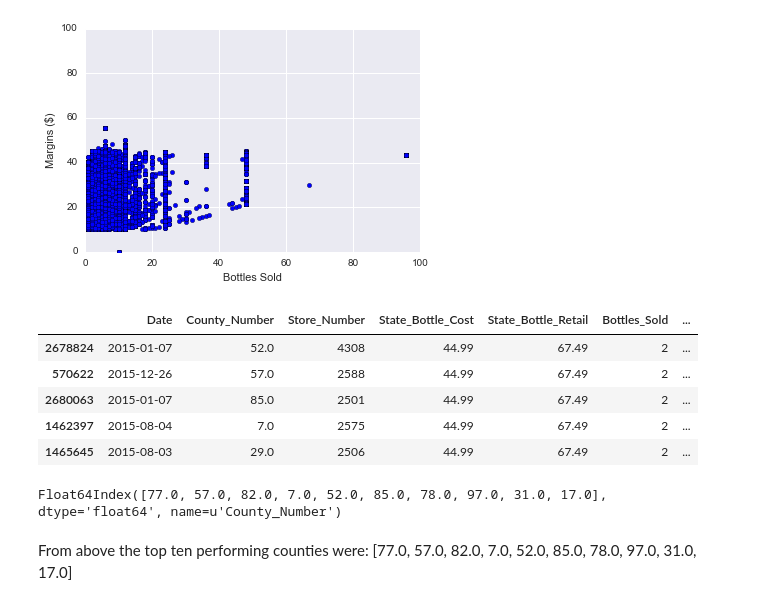
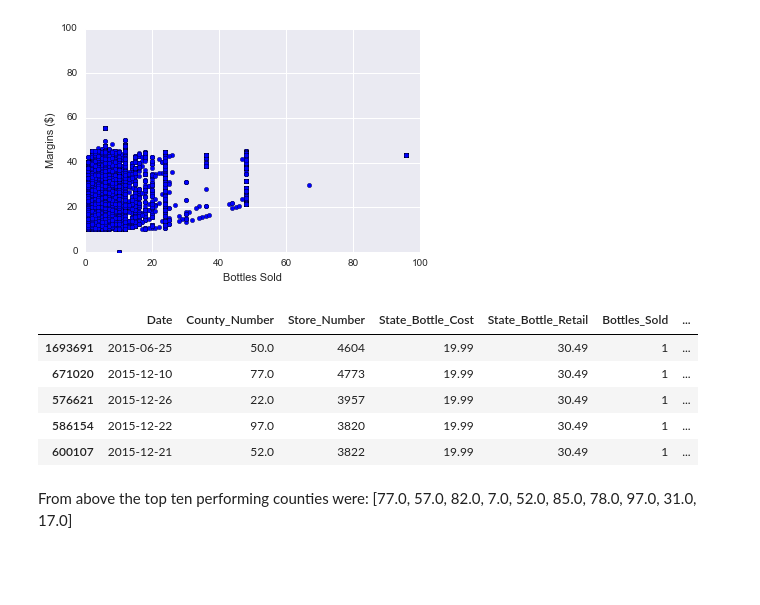
Before and after one commit to sambozek/DSI-SF-1-sebozek, a Jupyter notebook: projects/project-03/Project 3 WIP.ipynb, the cells around one changed output. Saved outputs shown, nothing was run; the diff lists cells and outputs as text; code cells hidden in the pictures; blank space fills up the shorter version.

Commit message:
P3 Tableau

```diff
--- a/projects/project-03/Project 3 WIP.ipynb
+++ b/projects/project-03/Project 3 WIP.ipynb
@@ -290,19 +230,17 @@ liquor2016 = liquor[liquor['Year'] == 2016 ]
 # %%
 liquor2015 = liquor2015.sort(['Sale_Dollars'], ascending = False) # Order by Sales
 
-liquor2015.head()
+liquor2015.tail()
 # %% [output]
 |  | Date | County_Number | Store_Number | State_Bottle_Cost | State_Bottle_Retail | Bottles_Sold | ... |
-| 2678824 | 2015-01-07 | 52.0 | 4308 | 44.99 | 67.49 | 2 | ... |
-| 570622 | 2015-12-26 | 57.0 | 2588 | 44.99 | 67.49 | 2 | ... |
-| 2680063 | 2015-01-07 | 85.0 | 2501 | 44.99 | 67.49 | 2 | ... |
-| 1462397 | 2015-08-04 | 7.0 | 2575 | 44.99 | 67.49 | 2 | ... |
-| 1465645 | 2015-08-03 | 29.0 | 2506 | 44.99 | 67.49 | 2 | ... |
+| 1693691 | 2015-06-25 | 50.0 | 4604 | 19.99 | 30.49 | 1 | ... |
+| 671020 | 2015-12-10 | 77.0 | 4773 | 19.99 | 30.49 | 1 | ... |
+| 576621 | 2015-12-26 | 22.0 | 3957 | 19.99 | 30.49 | 1 | ... |
+| 586154 | 2015-12-22 | 97.0 | 3820 | 19.99 | 30.49 | 1 | ... |
+| 600107 | 2015-12-21 | 52.0 | 3822 | 19.99 | 30.49 | 1 | ... |
 # %%
-l15 = liquor2015.groupby('County_Number').sum() # Create sums by county
+l15 = liquor2015[['Sale_Dollars', 'County_Number']].groupby('County_Number').sum() # Create sums by county
 l15 = l15.sort('Sale_Dollars', axis=0, ascending=False).head(10)
-l15.index
+counties = l15.index # Create list of top ten counties
-# %% [output]
-Float64Index([77.0, 57.0, 82.0, 7.0, 52.0, 85.0, 78.0, 97.0, 31.0, 17.0], dtype='float64', name=u'County_Number')
 # %% [markdown]
 From above the top ten performing counties were: [77.0, 57.0, 82.0, 7.0, 52.0, 85.0, 78.0, 97.0, 31.0, 17.0]
```
Also changed, not shown: parts of 56 cells of this notebook, 1 other file.
